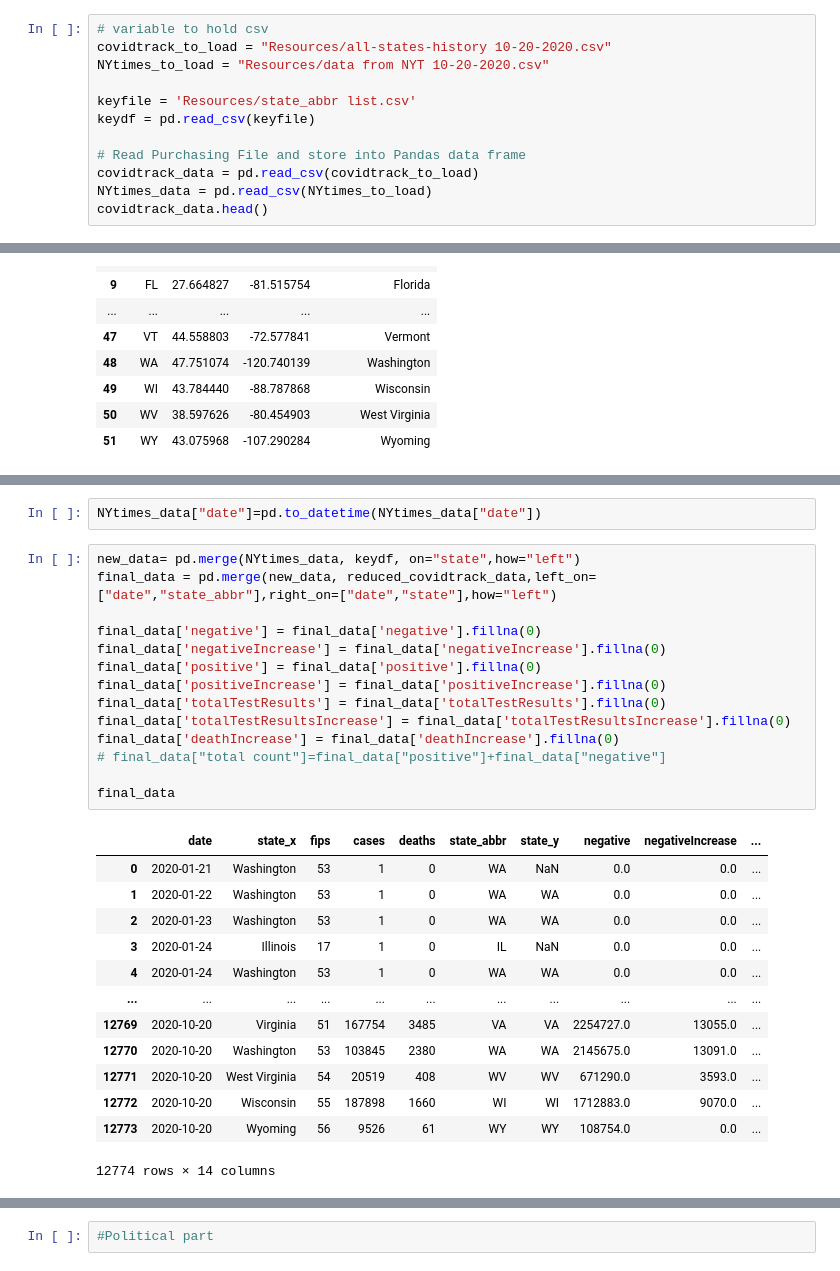
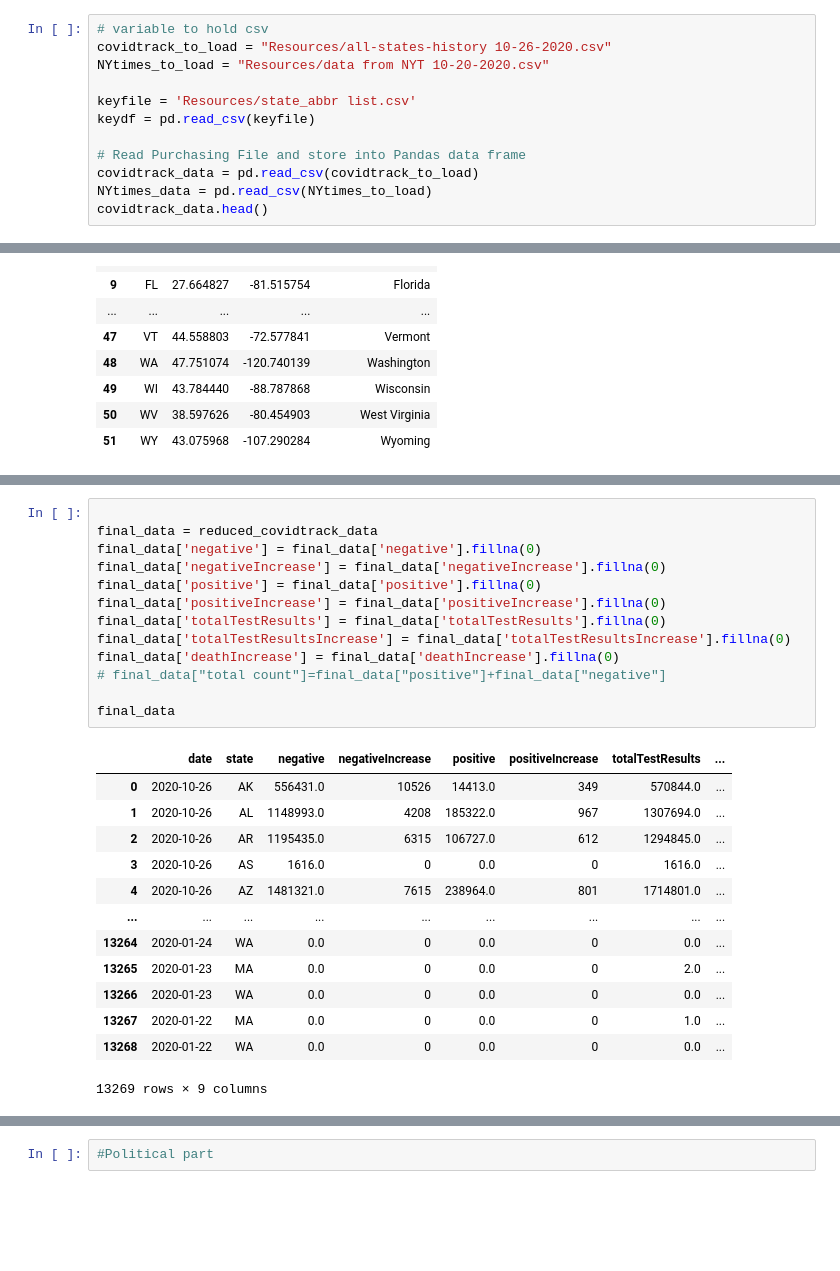
Before and after one commit to carrillofatima/UCI_Project-1_Group, a Jupyter notebook: Combine_dataframe.ipynb, the cells around one changed output, grey strips where cells are left out. Cells and saved outputs as stored; diff of their text form; blank space fills up the shorter version.

Commit message:
Summary data

```diff
--- a/Combine_dataframe.ipynb
+++ b/Combine_dataframe.ipynb
@@ -7,7 +7,7 @@ import matplotlib.pyplot as plt
 import numpy as np
 # %%
 # variable to hold csv
-covidtrack_to_load = "Resources/all-states-history 10-20-2020.csv"
+covidtrack_to_load = "Resources/all-states-history 10-26-2020.csv"
 NYtimes_to_load = "Resources/data from NYT 10-20-2020.csv"
 
 keyfile = 'Resources/state_abbr list.csv'
@@ -69,31 +69,28 @@ reduced_covidtrack_data
-# %%
-NYtimes_data["date"]=pd.to_datetime(NYtimes_data["date"])
 # %%
-new_data= pd.merge(NYtimes_data, keydf, on="state",how="left")
-final_data = pd.merge(new_data, reduced_covidtrack_data,left_on=["date","state_abbr"],right_on=["date","state"],how="left")
 
+final_data = reduced_covidtrack_data
 final_data['negative'] = final_data['negative'].fillna(0)
 final_data['negativeIncrease'] = final_data['negativeIncrease'].fillna(0)
 final_data['positive'] = final_data['positive'].fillna(0)
 final_data['positiveIncrease'] = final_data['positiveIncrease'].fillna(0)
 final_data['totalTestResults'] = final_data['totalTestResults'].fillna(0)
 final_data['totalTestResultsIncrease'] = final_data['totalTestResultsIncrease'].fillna(0)
 final_data['deathIncrease'] = final_data['deathIncrease'].fillna(0)
 # final_data["total count"]=final_data["positive"]+final_data["negative"]
 
 final_data
 # %% [output]
-|  | date | state_x | fips | cases | deaths | state_abbr | state_y | negative | negativeIncrease | ... |
-| 0 | 2020-01-21 | Washington | 53 | 1 | 0 | WA | NaN | 0.0 | 0.0 | ... |
-| 1 | 2020-01-22 | Washington | 53 | 1 | 0 | WA | WA | 0.0 | 0.0 | ... |
-| 2 | 2020-01-23 | Washington | 53 | 1 | 0 | WA | WA | 0.0 | 0.0 | ... |
-| 3 | 2020-01-24 | Illinois | 17 | 1 | 0 | IL | NaN | 0.0 | 0.0 | ... |
-| 4 | 2020-01-24 | Washington | 53 | 1 | 0 | WA | WA | 0.0 | 0.0 | ... |
-| ... | ... | ... | ... | ... | ... | ... | ... | ... | ... | ... |
-| 12769 | 2020-10-20 | Virginia | 51 | 167754 | 3485 | VA | VA | 2254727.0 | 13055.0 | ... |
-| 12770 | 2020-10-20 | Washington | 53 | 103845 | 2380 | WA | WA | 2145675.0 | 13091.0 | ... |
-| 12771 | 2020-10-20 | West Virginia | 54 | 20519 | 408 | WV | WV | 671290.0 | 3593.0 | ... |
-| 12772 | 2020-10-20 | Wisconsin | 55 | 187898 | 1660 | WI | WI | 1712883.0 | 9070.0 | ... |
-| 12773 | 2020-10-20 | Wyoming | 56 | 9526 | 61 | WY | WY | 108754.0 | 0.0 | ... |
+|  | date | state | negative | negativeIncrease | positive | positiveIncrease | totalTestResults | ... |
+| 0 | 2020-10-26 | AK | 556431.0 | 10526 | 14413.0 | 349 | 570844.0 | ... |
+| 1 | 2020-10-26 | AL | 1148993.0 | 4208 | 185322.0 | 967 | 1307694.0 | ... |
+| 2 | 2020-10-26 | AR | 1195435.0 | 6315 | 106727.0 | 612 | 1294845.0 | ... |
+| 3 | 2020-10-26 | AS | 1616.0 | 0 | 0.0 | 0 | 1616.0 | ... |
+| 4 | 2020-10-26 | AZ | 1481321.0 | 7615 | 238964.0 | 801 | 1714801.0 | ... |
+| ... | ... | ... | ... | ... | ... | ... | ... | ... |
+| 13264 | 2020-01-24 | WA | 0.0 | 0 | 0.0 | 0 | 0.0 | ... |
+| 13265 | 2020-01-23 | MA | 0.0 | 0 | 0.0 | 0 | 2.0 | ... |
+| 13266 | 2020-01-23 | WA | 0.0 | 0 | 0.0 | 0 | 0.0 | ... |
+| 13267 | 2020-01-22 | MA | 0.0 | 0 | 0.0 | 0 | 1.0 | ... |
+| 13268 | 2020-01-22 | WA | 0.0 | 0 | 0.0 | 0 | 0.0 | ... |
-12774 rows × 14 columns
+13269 rows × 9 columns
 # %%
```
Also changed, not shown: parts of 24 cells of this notebook, 2 other files.
